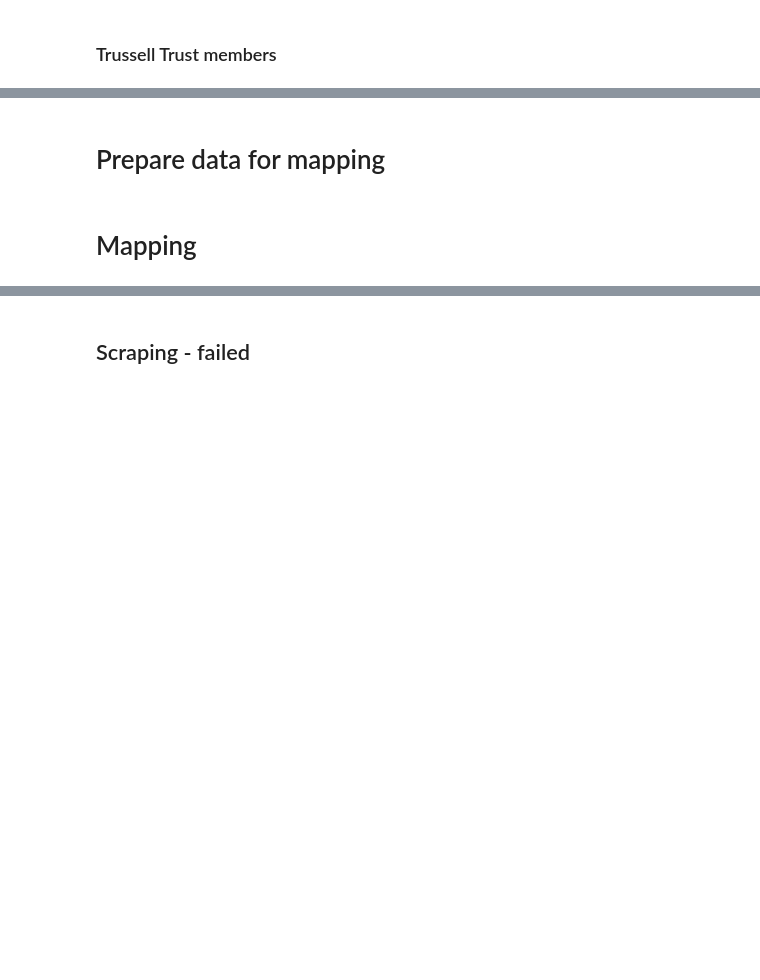
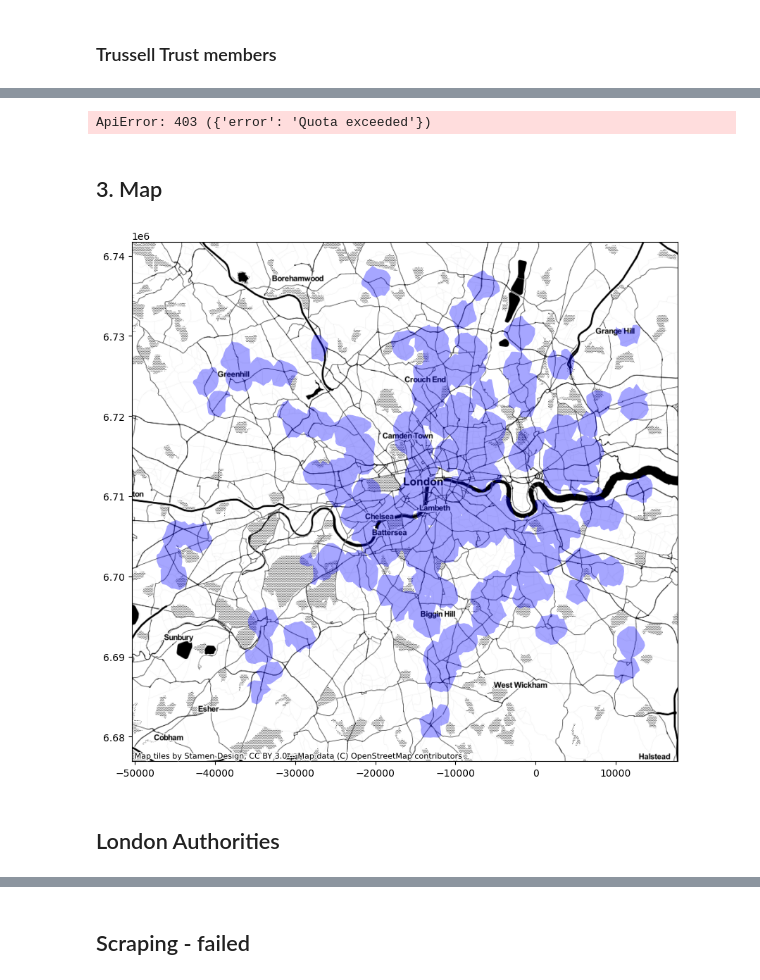
Before and after one commit to Lisa-Ho/30-day-map-challenge, a Jupyter notebook: 2022/Day13/foodbanks-london.ipynb, the cells around one changed output, grey strips where cells are left out. Drawn from its saved outputs; the diff is of its cells as text; code cells hidden in the pictures; blank space fills up the shorter version.

Commit message:
cleaned data and starting pulling isochrones

```diff
--- a/2022/Day13/foodbanks-london.ipynb
+++ b/2022/Day13/foodbanks-london.ipynb
@@ -81,0 +135,12 @@ trussell_cleaned.to_csv("trussell_cleaned.csv")
+# %%
+# Get API key
+config = configparser.ConfigParser()
+config.read(config_file)
+apikey = config["openroutingservice"]["key"]
+client = openrouteservice.Client(key=apikey)
+# %%
+#load foodbanks
+gdf = gpd.GeoDataFrame.from_file("foodbanks-london-final.geojson")
+
+# coordinates of all foodbanks
+coords = list(zip(gdf['lon'].astype(float), gdf['lat'].astype(float)))
@@ -81,0 +151,51 @@ trussell_cleaned.to_csv("trussell_cleaned.csv")
+# %%
+# put it all  in a loop
+iso = []
+
+#for coord in coords[0:10]:
+for coord in coords:
+    location = [coord]
+    #print(location)
+    response = openrouteservice.isochrones.isochrones(client, location, profile='foot-walking',
+                                                      range_type='time', range=[900], location_type="start",
+                                                      smoothing=0,attributes=["area"], validate=True)
+
+    data = {"center": [], "time": [], "geometry": [] }
+    for isochrone in response['features']:
+        data["center"].append(isochrone["properties"]["center"])
+        data["time"].append(isochrone["properties"]["value"])
+        data["geometry"].append(Polygon([list(coord) for coord in isochrone['geometry']['coordinates'][0]]))
+
+    df_single = pd.DataFrame.from_dict(data)
+    iso.append(df_single)
+    time.sleep(3)
+
+iso = pd.concat(iso, axis=0, ignore_index=True)
+
+#convert isochrones to geo dataframe
+giso = gpd.GeoDataFrame(iso, crs="EPSG:4326", geometry="geometry").sort_values("time", ascending=False)
+# %% [output]
+ApiError: 403 ({'error': 'Quota exceeded'})
+# %%
+# save output as geojson
+giso["center_lat"] = giso["center"].str[1]
+giso["center_lon"] = giso["center"].str[0]
+giso = giso.drop(columns="center")
+giso.to_file("isochrones-walking-15min.geojson", driver='GeoJSON')
+# %%
+## join polygons where they overlap
+times = []
+geometry = []
+
+for seconds in [900]:
+    times.append(seconds)
+    union = giso[giso["time"]==seconds]["geometry"].unary_union
+    geometry.append(union)
+
+giso_combined = pd.DataFrame()
+
+giso_combined["time"] = times
+giso_combined["geometry"] = geometry
+giso_combined = gpd.GeoDataFrame(giso_combined, crs="EPSG:4326", geometry="geometry").sort_values("time", ascending=False)
+# %% [markdown]
+## 3. Map
@@ -82,4 +207,10 @@ trussell_cleaned.to_csv("trussell_cleaned.csv")
+# %%
+giso_plot = giso_combined.to_crs(3857)
+
+fig,ax = plt.subplots(figsize=(10, 10))
+giso_plot.plot(ax=ax, color="blue", alpha=0.35, zorder=2)
+cx.add_basemap(ax=ax, crs=giso_plot.crs.to_string(), source=cx.providers.Stamen.Toner)
+# %% [output]
+[figure, added]
 # %% [markdown]
-# Prepare data for mapping
+## London Authorities
-# %% [markdown]
-# Mapping
```
Also changed, not shown: parts of 29 cells of this notebook.
